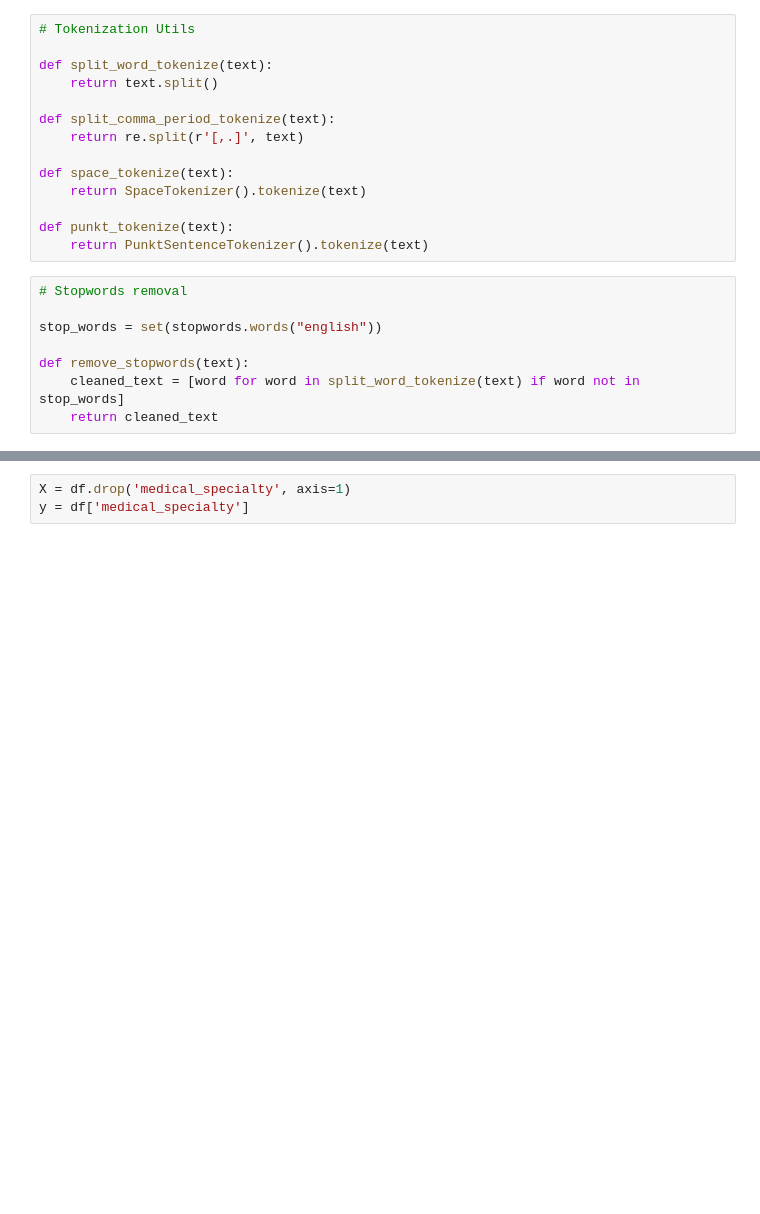
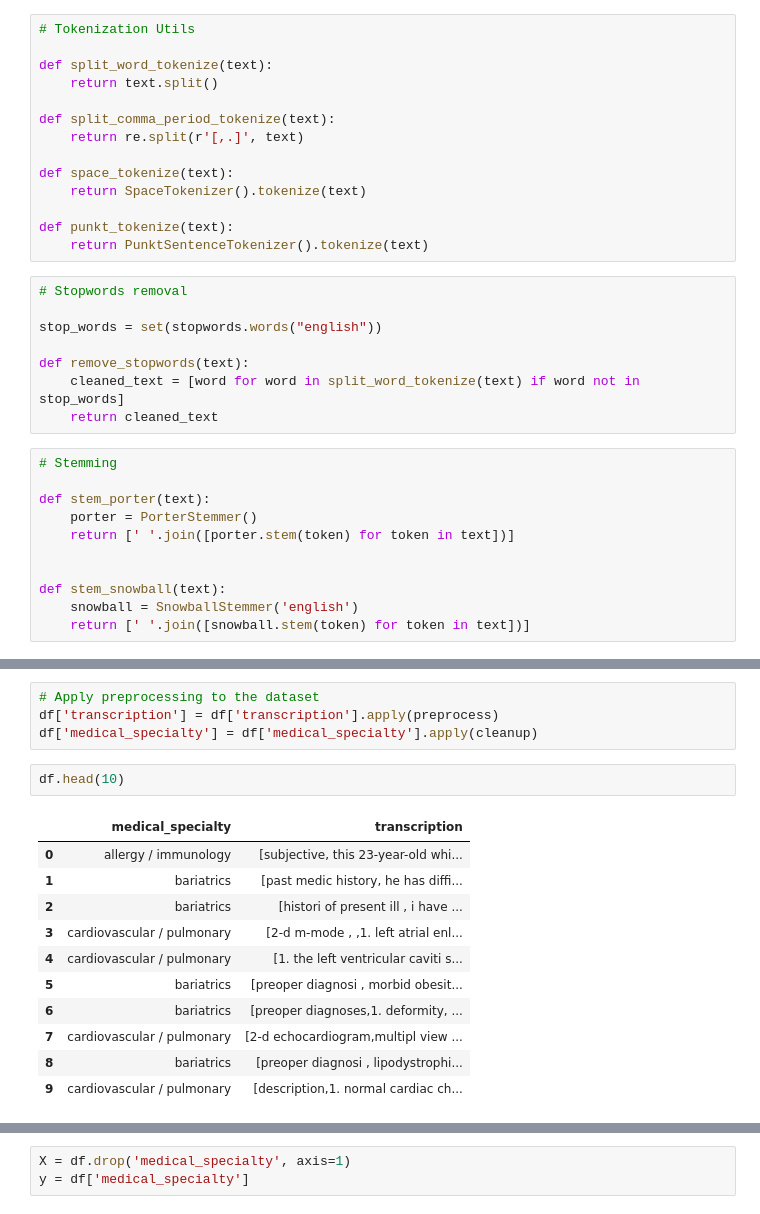
Before and after one commit to NourHabra/HealthCompass-AI, a Jupyter notebook: midterm.ipynb, the cells around one changed output, grey strips where cells are left out. Saved outputs shown, nothing was run; the diff lists cells and outputs as text; blank space fills up the shorter version.

```diff
--- a/midterm.ipynb
+++ b/midterm.ipynb
@@ -189,6 +189,17 @@ stop_words = set(stopwords.words("english"))
 def remove_stopwords(text):
     cleaned_text = [word for word in split_word_tokenize(text) if word not in stop_words]
     return cleaned_text
+# %%
+# Stemming
+
+def stem_porter(text):
+    porter = PorterStemmer()
+    return [' '.join([porter.stem(token) for token in text])]
+
+
+def stem_snowball(text):
+    snowball = SnowballStemmer('english')
+    return [' '.join([snowball.stem(token) for token in text])]
 # %%
 def preprocess(text):
     text = cleanup(text)
@@ -214 +242,19 @@ df.head(10)
+# %%
+# Apply preprocessing to the dataset
+df['transcription'] = df['transcription'].apply(preprocess)
+df['medical_specialty'] = df['medical_specialty'].apply(cleanup)
+# %%
+df.head(10)
+# %% [output]
+|  | medical_specialty | transcription |
+| 0 | allergy / immunology | [subjective, this 23-year-old whi... |
+| 1 | bariatrics | [past medic history, he has diffi... |
+| 2 | bariatrics | [histori of present ill , i have ... |
+| 3 | cardiovascular / pulmonary | [2-d m-mode , ,1. left atrial enl... |
+| 4 | cardiovascular / pulmonary | [1. the left ventricular caviti s... |
+| 5 | bariatrics | [preoper diagnosi , morbid obesit... |
+| 6 | bariatrics | [preoper diagnoses,1. deformity, ... |
+| 7 | cardiovascular / pulmonary | [2-d echocardiogram,multipl view ... |
+| 8 | bariatrics | [preoper diagnosi , lipodystrophi... |
+| 9 | cardiovascular / pulmonary | [description,1. normal cardiac ch... |
 # %% [markdown]
```
Also changed, not shown: parts of 6 cells of this notebook.
